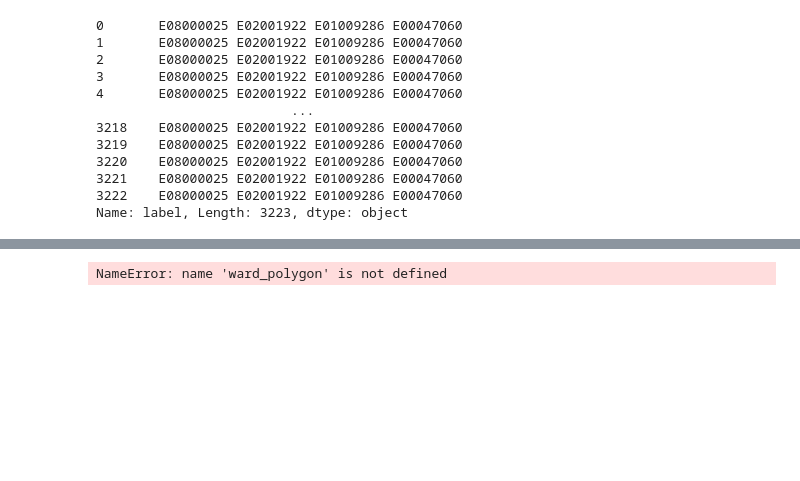
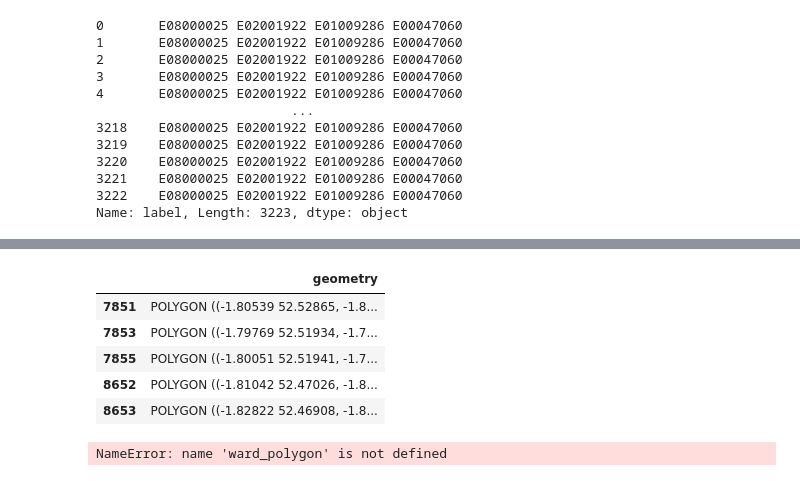
Before and after one commit to ONSdigital/SDG_11.2.1, a Jupyter notebook: SDG_11.2.1.ipynb, the cells around one changed output, grey strips where cells are left out. Cells and saved outputs as stored; diff of their text form; code cells hidden in the pictures; blank space fills up the shorter version.

```diff
--- a/SDG_11.2.1.ipynb
+++ b/SDG_11.2.1.ipynb
@@ -251,3 +258,18 @@ NameError: name 'Brent' is not defined
+# %%
+#Getting just the Birmingham LSOA
+just_birmingham_LSOA = uk_LSOA_df[uk_LSOA_df.LSOA11NM.str.contains("Birmingham")]
+
+#Trying to create a birmingham polygon
+just_birmingham_geom = just_birmingham_LSOA.drop(["FID","LSOA11CD","LSOA11NMW","Age_Indica", "Shape__Are","Shape__Len","LSOA11NM"], axis=1)
+just_birmingham_geom.city = "birmingham"
+just_birmingham_geom.head()
+# %% [output]
+|  | geometry |
+| 7851 | POLYGON ((-1.80539 52.52865, -1.8... |
+| 7853 | POLYGON ((-1.79769 52.51934, -1.7... |
+| 7855 | POLYGON ((-1.80051 52.51941, -1.7... |
+| 8652 | POLYGON ((-1.81042 52.47026, -1.8... |
+| 8653 | POLYGON ((-1.82822 52.46908, -1.8... |
 # %%
 ## Making a centroid
 centrepoint = ward_polygon.centroid
```
Also changed, not shown: parts of 9 cells of this notebook.
